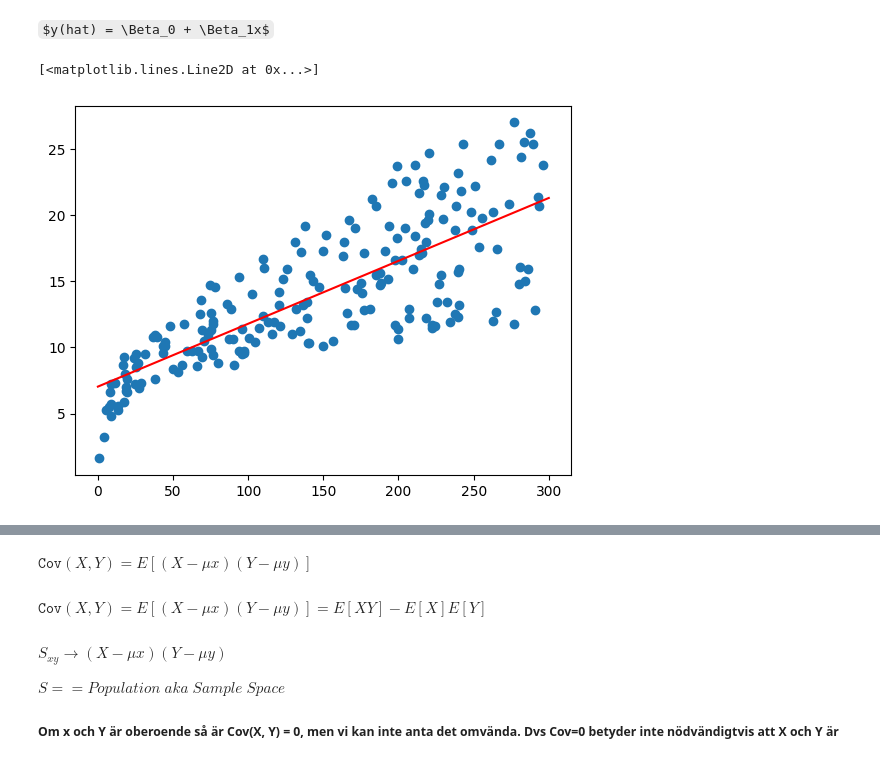
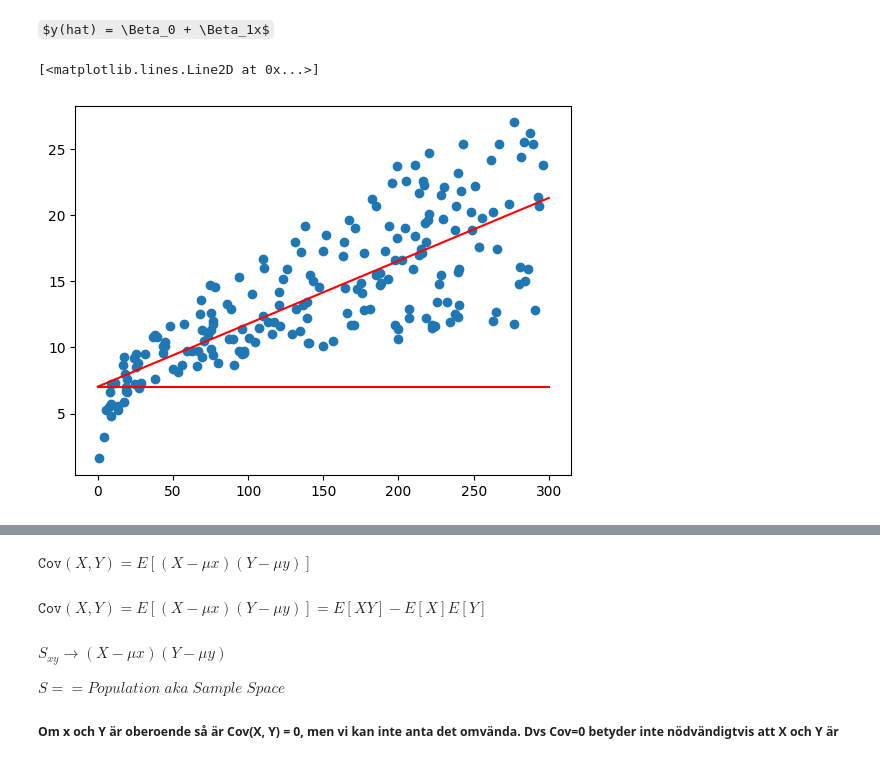
Before and after one commit to Adam-Teo/AT24-Statistiska-Metoder-Adam-Teodorsson, a Jupyter notebook: Exercises/L04.ipynb, the cells around one changed output, grey strips where cells are left out. Saved outputs shown, nothing was run; the diff lists cells and outputs as text; code cells hidden in the pictures; some formulas as TeX source.

```diff
--- a/Exercises/L04.ipynb
+++ b/Exercises/L04.ipynb
@@ -64,17 +64,19 @@ $y(hat) = \Beta_0 + \Beta_1x$
 # %%
 # Förhållandet mellan TV reklam och försäljing
 import matplotlib.pyplot as plt
 plt.scatter(X[:, 1], Y)
 x = np.linspace(0,300)
 y_hat = b[0] + b[1]*x
 plt.plot(x, y_hat, c="red")
 
+plt.plot([0,300], [b[0],b[0]], c="red")
+
 
 # Regresion linjen kan skilja sig ifrån sample till sample
 # Om den hade varit normaldistubrerad så hade prickarna varit närmar linjen ju jämnare mitten
 # %% [output]
 [<matplotlib.lines.Line2D at 0x...>]
-[figure, old version]
+[figure, new version]
 # %%
 # RSS Residual Sum of Squares (NOTE Regression sum of square har samma acronym RSS)
 # SSE Sum of Square Erros
```
Also changed, not shown: parts of 4 cells of this notebook, 11 other files.
